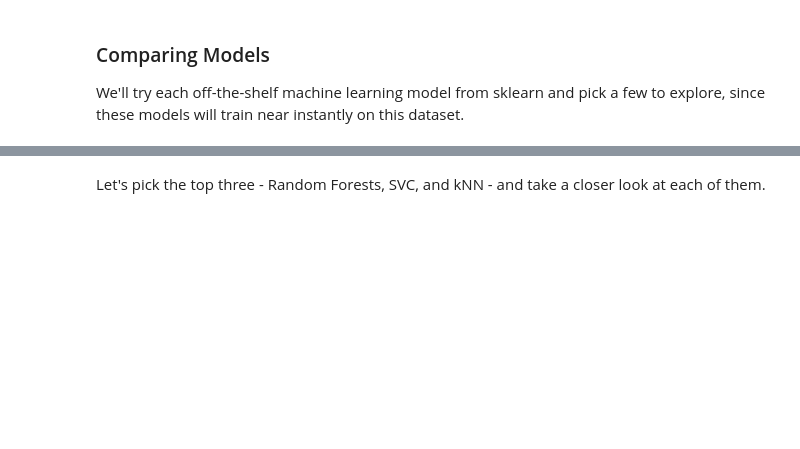
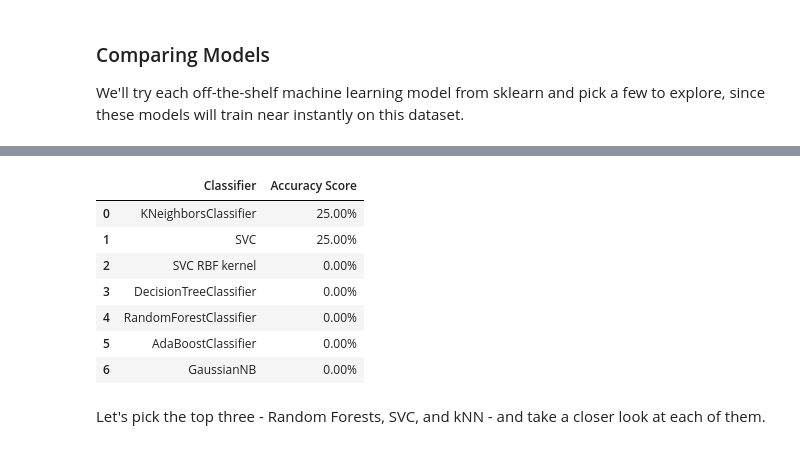
Before and after one commit to Yayu11/Week3-ClassicML, a Jupyter notebook: Week_3_MachineLearning.ipynb, the cells around one changed output, grey strips where cells are left out. Cells and saved outputs as stored; diff of their text form; code cells hidden in the pictures; blank space fills up the shorter version.

```diff
--- a/Week_3_MachineLearning.ipynb
+++ b/Week_3_MachineLearning.ipynb
@@ -423,6 +472,19 @@ scaler = MinMaxScaler()
 # keep our unscaled features just in case we need to process them alternatively
 features_minmax = features
 features_minmax = scaler.fit_transform(features_minmax)
+# %%
+from sklearn.preprocessing import StandardScaler
+from sklearn.preprocessing import MinMaxScaler
+
+my_scaler = StandardScaler()
+# keep our unscaled features just in case we need to process them alternatively
+my_features_scaled = my_features
+my_features_scaled = my_scaler.fit_transform(my_features_scaled)
+
+my_scaler = MinMaxScaler()
+# keep our unscaled features just in case we need to process them alternatively
+my_features_minmax = my_features
+my_features_minmax = my_scaler.fit_transform(my_features_minmax)
 # %% [markdown]
 Make sure our features are properly scaled:
 # %%
@@ -551,3 +666,58 @@ scores_df.sort_values(by='Accuracy Score',axis=0,ascending=False)
+# %%
+from sklearn.neighbors import KNeighborsClassifier
+from sklearn.svm import SVC
+from sklearn.tree import DecisionTreeClassifier
+from sklearn.ensemble import RandomForestClassifier, AdaBoostClassifier
+from sklearn.naive_bayes import GaussianNB
+from sklearn.discriminant_analysis import QuadraticDiscriminantAnalysis
+import pandas as pd
+
+my_classification_models = [
+    KNeighborsClassifier(),
+    SVC(kernel='linear'),
+    SVC(kernel='rbf'),
+    DecisionTreeClassifier(),
+    RandomForestClassifier(),
+    AdaBoostClassifier(),
+    GaussianNB(),
+
+]
+
+my_scores = []
+
+for model in my_classification_models:
+    model.fit(my_X_train_scaled, my_y_train)
+
+    score = model.score(my_X_test_scaled, my_y_test)
+
+    model_name = type(model).__name__
+
+    if model_name == 'SVC' and model.kernel == 'rbf':
+        model_name += ' RBF kernel'
+
+    my_scores.append((model_name, f'{100 * score:.2f}%'))
+
+my_scores_df = pd.DataFrame(
+    my_scores,
+    columns=['Classifier', 'Accuracy Score']
+)
+
+my_scores_df = my_scores_df.sort_values(
+    by='Accuracy Score',
+    axis=0,
+    ascending=False
+)
+
+my_scores_df
+# %% [output]
+|  | Classifier | Accuracy Score |
+| 0 | KNeighborsClassifier | 25.00% |
+| 1 | SVC | 25.00% |
+| 2 | SVC RBF kernel | 0.00% |
+| 3 | DecisionTreeClassifier | 0.00% |
+| 4 | RandomForestClassifier | 0.00% |
+| 5 | AdaBoostClassifier | 0.00% |
+| 6 | GaussianNB | 0.00% |
 # %% [markdown]
 Let's pick the top three - Random Forests, SVC, and kNN - and take a closer look at each of them.
 # %% [markdown]
```
Also changed, not shown: parts of 9 cells of this notebook.
